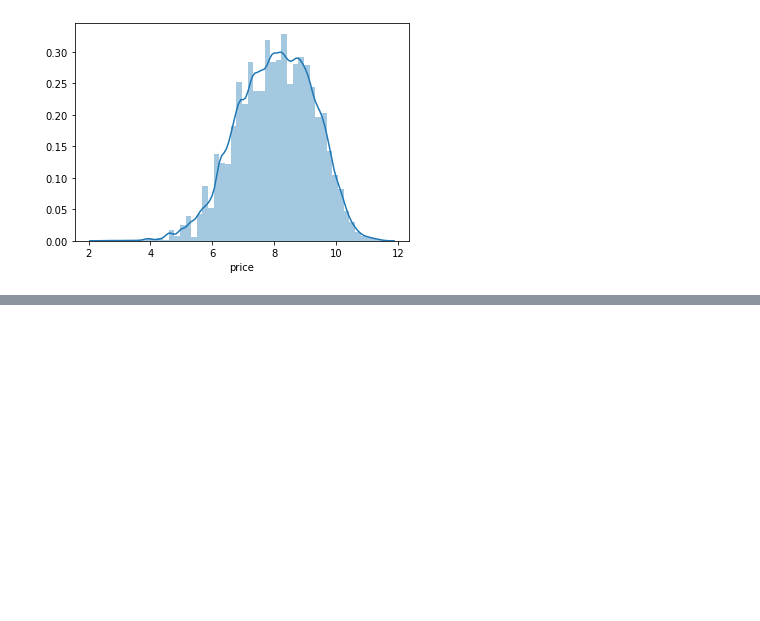
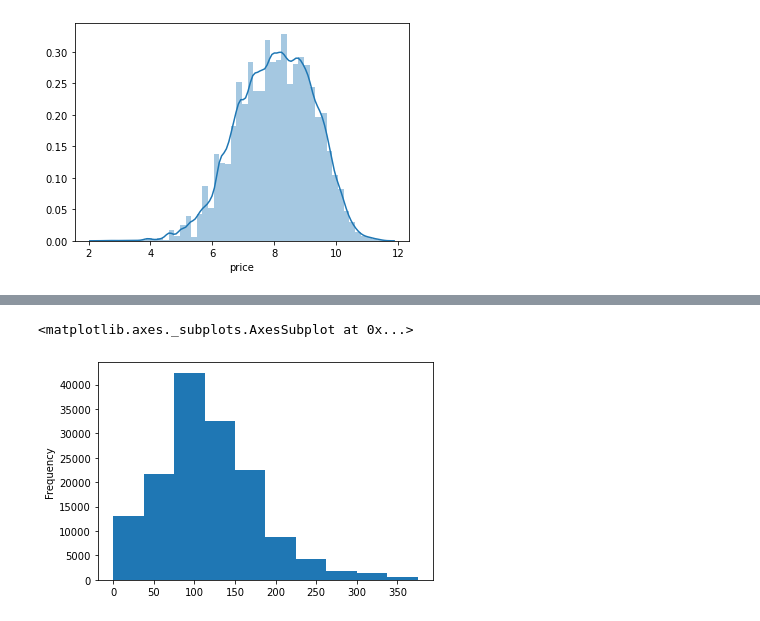
Before and after one commit to shubihu/coggle_learn, a Jupyter notebook: structured/car.ipynb, the cells around one changed output, grey strips where cells are left out. Drawn from its saved outputs; the diff is of its cells as text; code cells hidden in the pictures; blank space fills up the shorter version.

```diff
--- a/structured/car.ipynb
+++ b/structured/car.ipynb
@@ -210,0 +276,5 @@ sns.distplot(np.log(Train_data['price']))    ## 使用log转换
+# %%
+# 训练集和测试集放在一起，方便构造特征
+Train_data['train']=1
+Test_data['train']=0
+data = pd.concat([Train_data, Test_data], ignore_index=True)
@@ -210,0 +364,7 @@ sns.distplot(np.log(Train_data['price']))    ## 使用log转换
+# %%
+# 我们刚刚已经对 train 进行异常值处理了，但是现在还有这么奇怪的分布是因为 test 中的 power 异常值，
+# 所以我们其实刚刚 train 中的 power 异常值不删为好，可以用长尾分布截断来代替
+Train_data['power'].plot.hist()
+# %% [output]
+<matplotlib.axes._subplots.AxesSubplot at 0x...>
+[figure, added]
```
Also changed, not shown: parts of 24 cells of this notebook.
